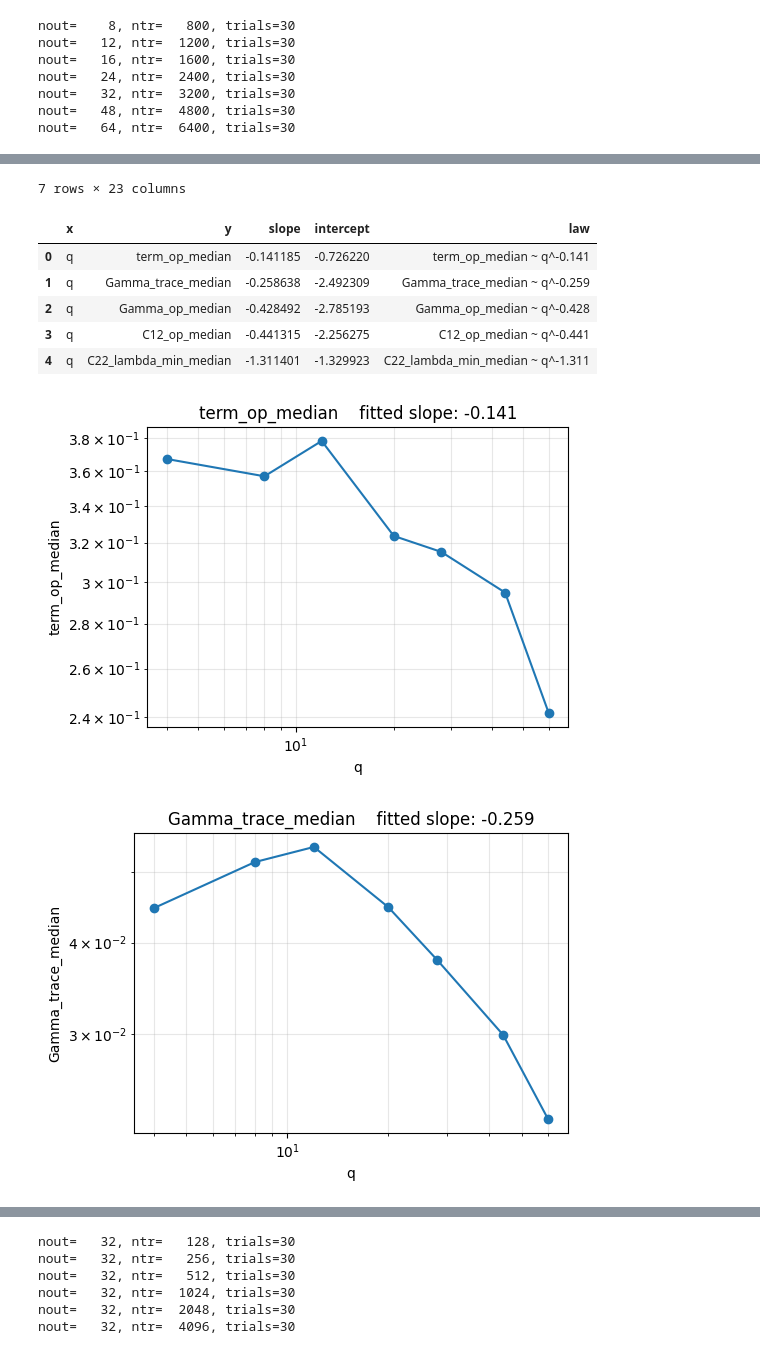
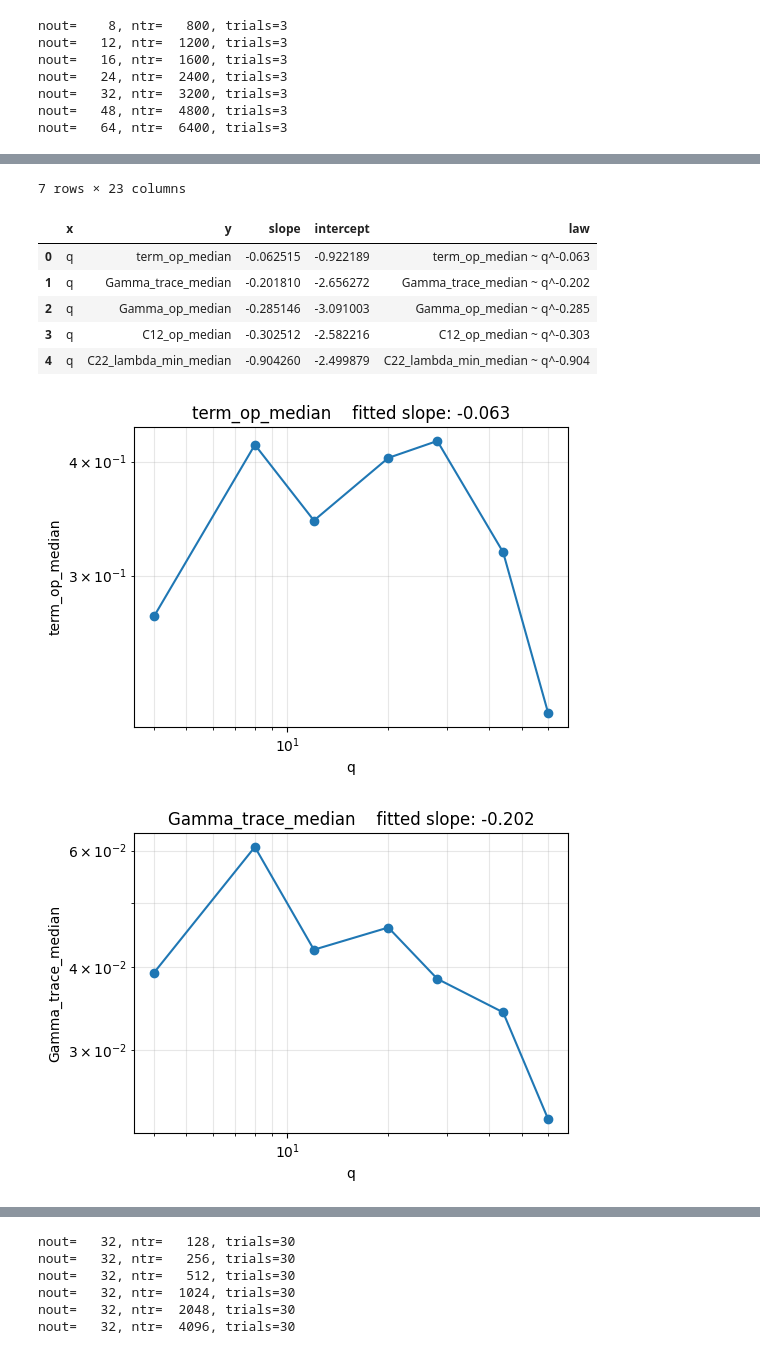
Before and after one commit to lucainnocenti/qelm_v2, a Jupyter notebook: scaling_Schur_correction.ipynb, the cells around one changed output, grey strips where cells are left out. Saved outputs shown, nothing was run; the diff lists cells and outputs as text; code cells hidden in the pictures.

```diff
--- a/scaling_Schur_correction.ipynb
+++ b/scaling_Schur_correction.ipynb
@@ -671,30 +94,26 @@ def plot_scaling(
 # %%
-
 # ---------------------------------------------------------------------
 # Example usage
 # ---------------------------------------------------------------------
 #
 # 1. Scaling with nout, with ntr proportional to nout:
 
-raw, summary, slopes = run_scaling_experiment(
+raw, summary, slopes = run_schur_correction_report(
+    sweep_col="nout",
     d=2,
     nout_values=(8, 12, 16, 24, 32, 48, 64),
     ntr_multiplier=100,
-    trials=30,
+    trials=3,
     noise="gaussian",      # large-shot limit; fastest
     seed=7,
     rcond=1e-12,
 )
-
-display(summary)
-display(slopes)
-plot_scaling(summary, xcol="q")
 # %% [output]
-nout=    8, ntr=   800, trials=30
-nout=   12, ntr=  1200, trials=30
-nout=   16, ntr=  1600, trials=30
-nout=   24, ntr=  2400, trials=30
-nout=   32, ntr=  3200, trials=30
-nout=   48, ntr=  4800, trials=30
-nout=   64, ntr=  6400, trials=30
+nout=    8, ntr=   800, trials=3
+nout=   12, ntr=  1200, trials=3
+nout=   16, ntr=  1600, trials=3
+nout=   24, ntr=  2400, trials=3
+nout=   32, ntr=  3200, trials=3
+nout=   48, ntr=  4800, trials=3
+nout=   64, ntr=  6400, trials=3
 |  | d | r | nout | ntr | q | p_kernel | Nshots | noise | trials | term_op_mean | ... |
@@ -708,9 +127,9 @@ nout=   64, ntr=  6400, trials=30
 7 rows × 23 columns
 |  | x | y | slope | intercept | law |
-| 0 | q | term_op_median | -0.141185 | -0.726220 | term_op_median ~ q^-0.141 |
-| 1 | q | Gamma_trace_median | -0.258638 | -2.492309 | Gamma_trace_median ~ q^-0.259 |
-| 2 | q | Gamma_op_median | -0.428492 | -2.785193 | Gamma_op_median ~ q^-0.428 |
-| 3 | q | C12_op_median | -0.441315 | -2.256275 | C12_op_median ~ q^-0.441 |
-| 4 | q | C22_lambda_min_median | -1.311401 | -1.329923 | C22_lambda_min_median ~ q^-1.311 |
+| 0 | q | term_op_median | -0.062515 | -0.922189 | term_op_median ~ q^-0.063 |
+| 1 | q | Gamma_trace_median | -0.201810 | -2.656272 | Gamma_trace_median ~ q^-0.202 |
+| 2 | q | Gamma_op_median | -0.285146 | -3.091003 | Gamma_op_median ~ q^-0.285 |
+| 3 | q | C12_op_median | -0.302512 | -2.582216 | C12_op_median ~ q^-0.303 |
+| 4 | q | C22_lambda_min_median | -0.904260 | -2.499879 | C22_lambda_min_median ~ q^-0.904 |
-[figure, old version]
+[figure, new version]
-[figure, old version]
+[figure, new version]
```
Also changed, not shown: parts of 32 cells of this notebook, 14 other files.
